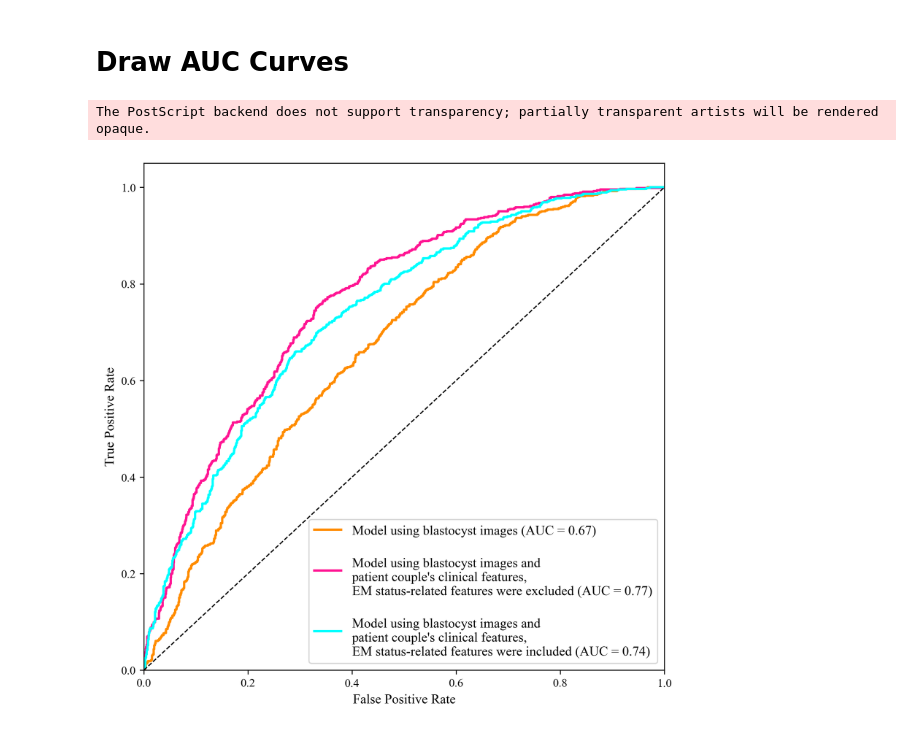
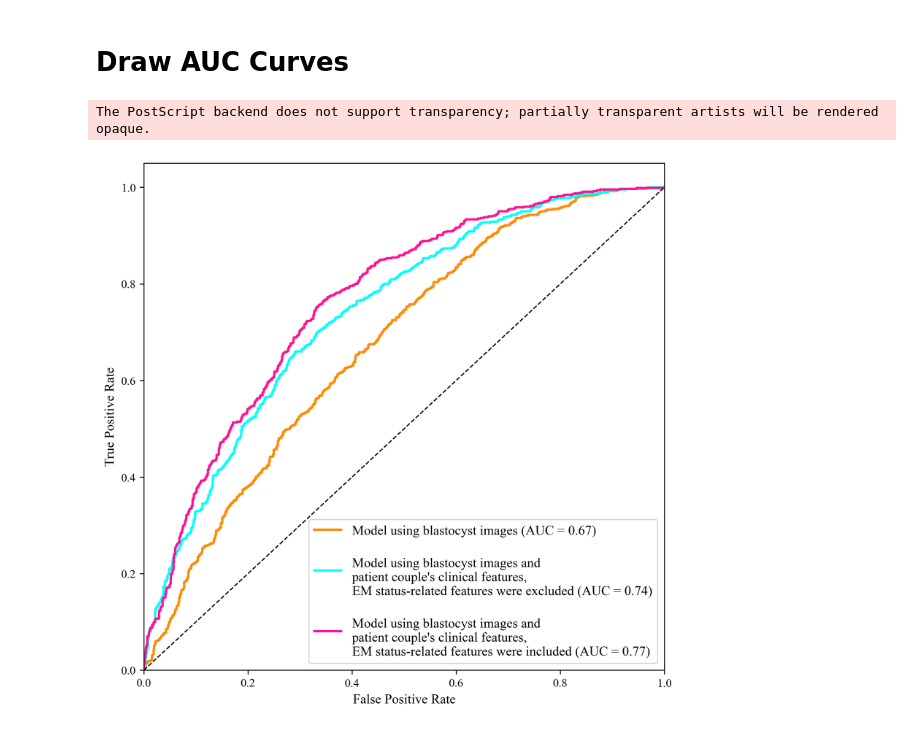
Before and after one commit to robotVisionHang/LiveBirthPrediction_Data_Code, a Jupyter notebook: Figure-2-Code-Data/Figure-2-Code.ipynb, the cells around one changed output. Cells and saved outputs as stored; diff of their text form; code cells hidden in the pictures.

Commit message:
Correct the error in Figure 2 legend

```diff
--- a/Figure-2-Code-Data/Figure-2-Code.ipynb
+++ b/Figure-2-Code-Data/Figure-2-Code.ipynb
@@ -52,38 +52,38 @@ roc_auc['image_and_all_clinical_exclude_em'] = auc( fpr['image_and_all_clinical_
 # %%
 # Plot all ROC curves
 plt.figure( figsize=(8, 8), dpi=300 )
 plt.plot(
     fpr["image_only"],
     tpr["image_only"],
     label="Model using blastocyst images (AUC = {0:0.2f})".format(roc_auc["image_only"]),
     color="darkorange",
     linewidth=2,
 )
 
 plt.plot(
-    fpr["image_and_all_clinical"],
-    tpr["image_and_all_clinical"],
-    label="\nModel using blastocyst images and \npatient couple's clinical features,\nEM status-related features were excluded (AUC = {0:0.2f})".format(roc_auc["image_and_all_clinical"]),
-    color="deeppink",
+    fpr["image_and_all_clinical_exclude_em"],
+    tpr["image_and_all_clinical_exclude_em"],
+    label="\nModel using blastocyst images and \npatient couple's clinical features,\nEM status-related features were excluded (AUC = {0:0.2f})".format(roc_auc["image_and_all_clinical_exclude_em"]),
+    color="aqua",
     linewidth=2,
 )
 
 plt.plot(
-    fpr["image_and_all_clinical_exclude_em"],
-    tpr["image_and_all_clinical_exclude_em"],
-    label="\nModel using blastocyst images and \npatient couple's clinical features,\nEM status-related features were included (AUC = {0:0.2f})".format(roc_auc["image_and_all_clinical_exclude_em"]),
-    color="aqua",
+    fpr["image_and_all_clinical"],
+    tpr["image_and_all_clinical"],
+    label="\nModel using blastocyst images and \npatient couple's clinical features,\nEM status-related features were included (AUC = {0:0.2f})".format(roc_auc["image_and_all_clinical"]),
+    color="deeppink",
     linewidth=2,
 )
 
 plt.plot([0, 1], [0, 1], "k--", lw= 1)
 plt.xlim([0.0, 1.0])
 plt.ylim([0.0, 1.05])
 plt.xlabel("False Positive Rate", fontsize= 11.5)
 plt.ylabel("True Positive Rate", fontsize= 11.5)
 plt.legend(loc="lower right", fontsize= 11.5)
 plt.savefig('Figure-2.eps', format='eps')
 plt.show()
 # %% [output]
 The PostScript backend does not support transparency; partially transparent artists will be rendered opaque.
-[figure, old version]
+[figure, new version]
```
